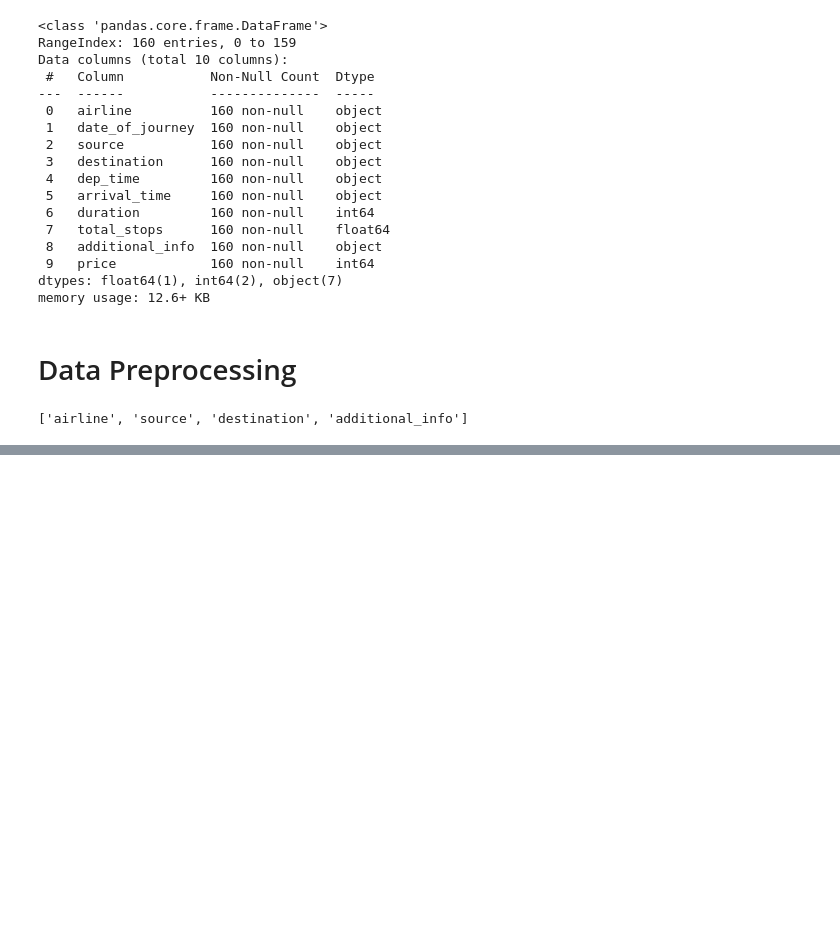
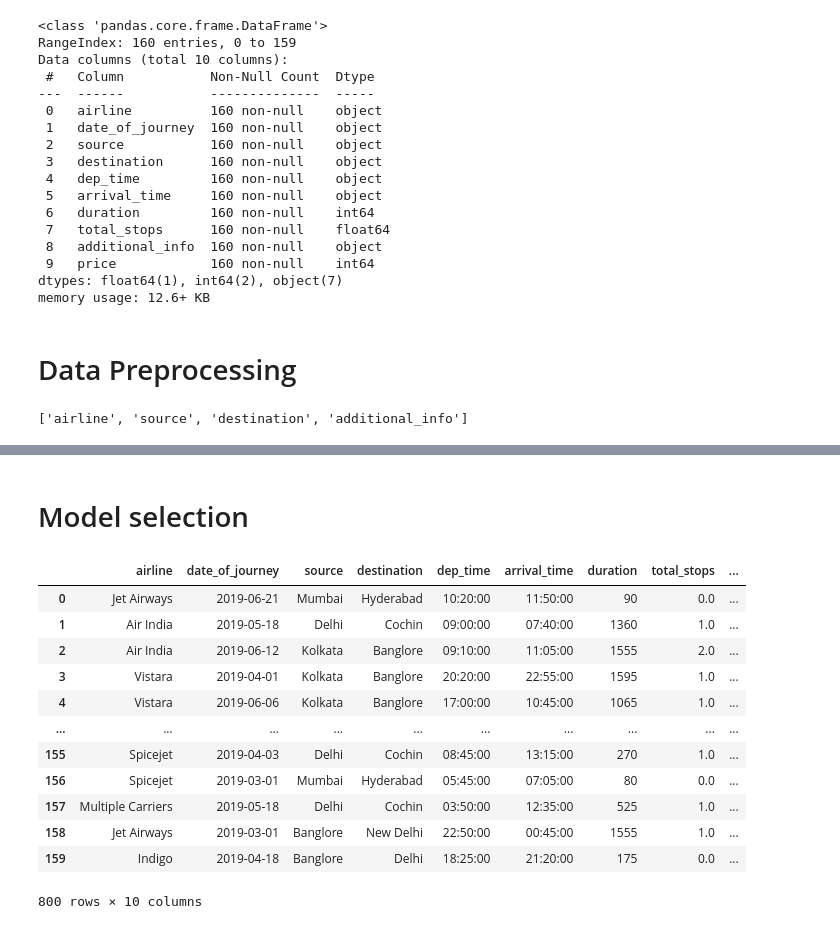
Before and after one commit to Samriddhi2711/Basic-Flask-Project, a Jupyter notebook: Untitled.ipynb, the cells around one changed output, grey strips where cells are left out. Cells and saved outputs as stored; diff of their text form; code cells hidden in the pictures; blank space fills up the shorter version.

```diff
--- a/Untitled.ipynb
+++ b/Untitled.ipynb
@@ -127,0 +174,2 @@ f
+# %% [markdown]
+# Model selection
@@ -127,0 +191,17 @@ f
+# %%
+data = pd.concat([train_df,val_df],axis=0)
+data
+# %% [output]
+|  | airline | date_of_journey | source | destination | dep_time | arrival_time | duration | total_stops | ... |
+| 0 | Jet Airways | 2019-06-21 | Mumbai | Hyderabad | 10:20:00 | 11:50:00 | 90 | 0.0 | ... |
+| 1 | Air India | 2019-05-18 | Delhi | Cochin | 09:00:00 | 07:40:00 | 1360 | 1.0 | ... |
+| 2 | Air India | 2019-06-12 | Kolkata | Banglore | 09:10:00 | 11:05:00 | 1555 | 2.0 | ... |
+| 3 | Vistara | 2019-04-01 | Kolkata | Banglore | 20:20:00 | 22:55:00 | 1595 | 1.0 | ... |
+| 4 | Vistara | 2019-06-06 | Kolkata | Banglore | 17:00:00 | 10:45:00 | 1065 | 1.0 | ... |
+| ... | ... | ... | ... | ... | ... | ... | ... | ... | ... |
+| 155 | Spicejet | 2019-04-03 | Delhi | Cochin | 08:45:00 | 13:15:00 | 270 | 1.0 | ... |
+| 156 | Spicejet | 2019-03-01 | Mumbai | Hyderabad | 05:45:00 | 07:05:00 | 80 | 0.0 | ... |
+| 157 | Multiple Carriers | 2019-05-18 | Delhi | Cochin | 03:50:00 | 12:35:00 | 525 | 1.0 | ... |
+| 158 | Jet Airways | 2019-03-01 | Banglore | New Delhi | 22:50:00 | 00:45:00 | 1555 | 1.0 | ... |
+| 159 | Indigo | 2019-04-18 | Banglore | Delhi | 18:25:00 | 21:20:00 | 175 | 0.0 | ... |
+800 rows × 10 columns
```
Also changed, not shown: parts of 25 cells of this notebook.
